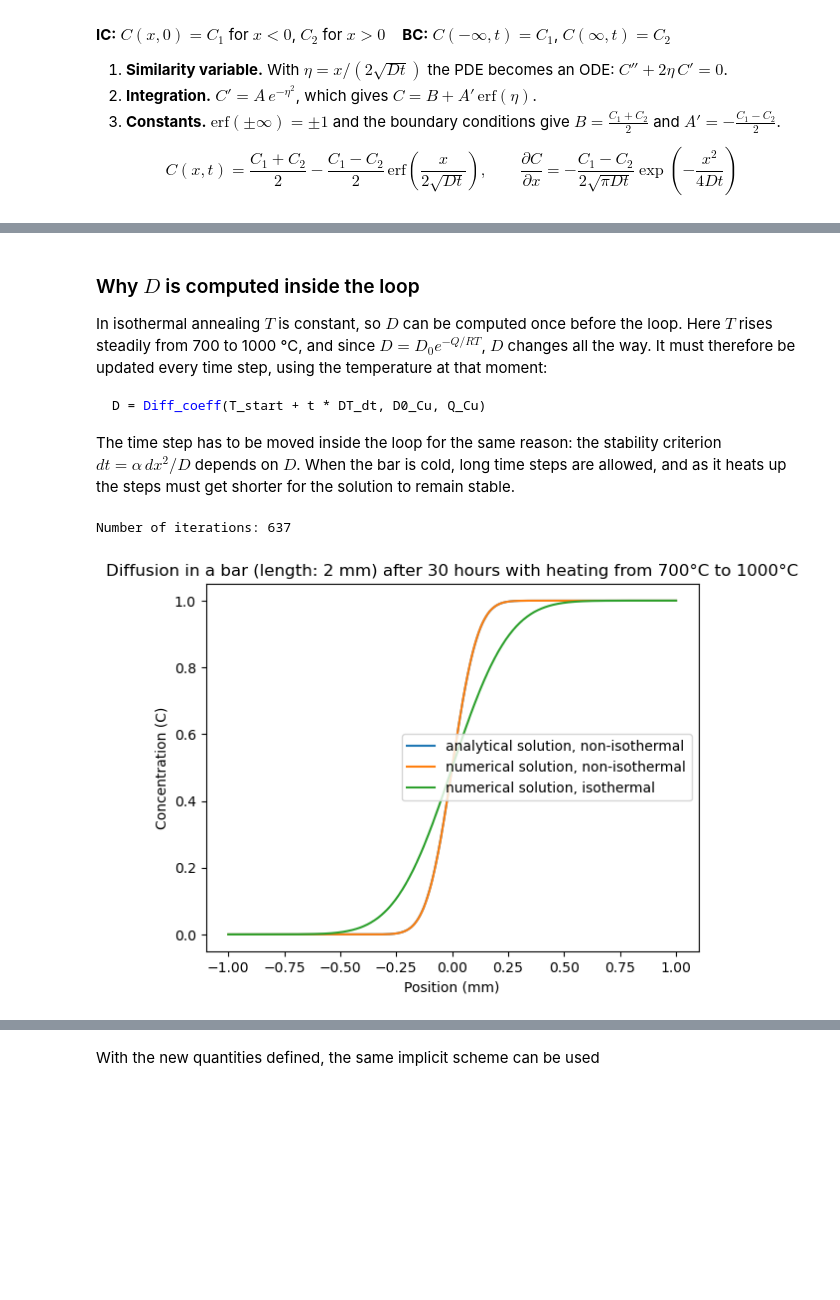
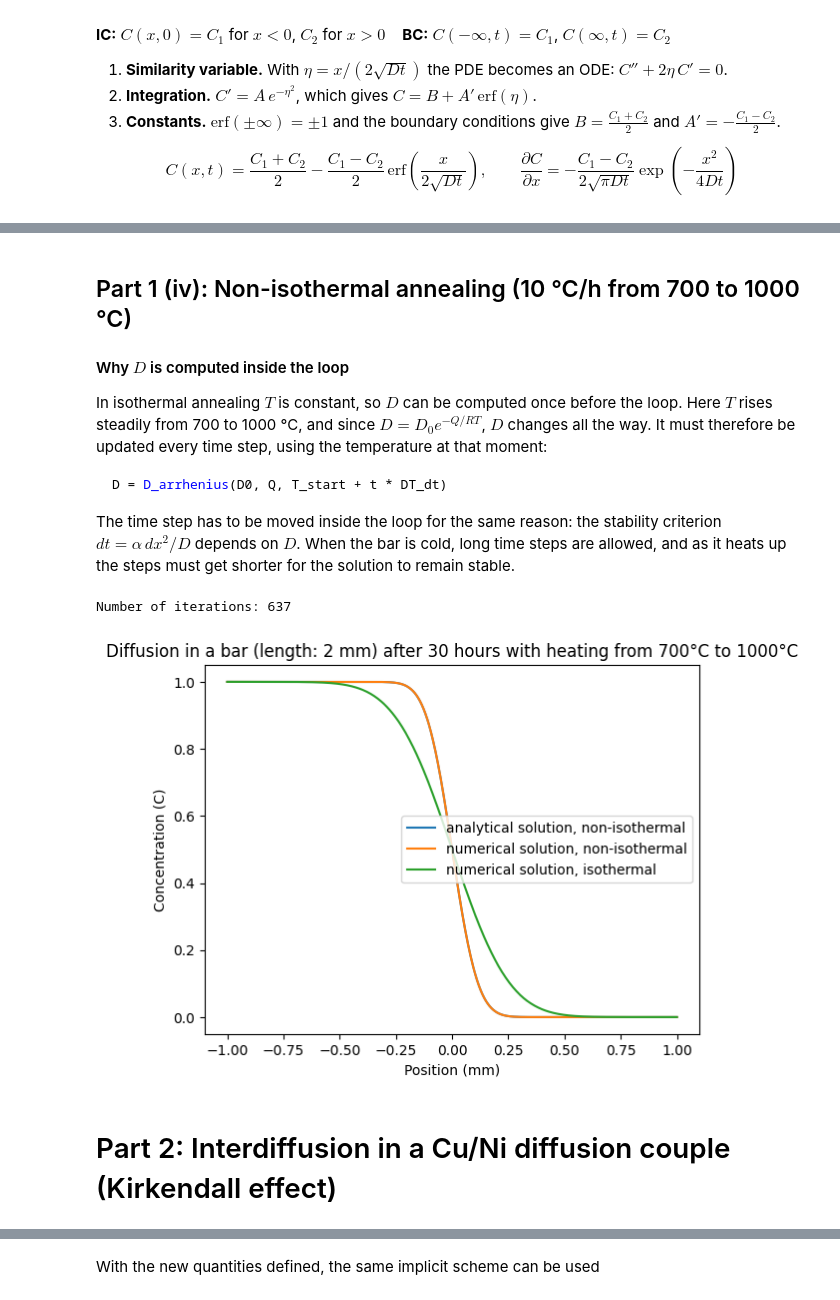
Before and after one commit to hedkjel/TMA4260-Project1, a Jupyter notebook: main.ipynb, the cells around one changed output, grey strips where cells are left out. Drawn from its saved outputs; the diff is of its cells as text; code cells hidden in the pictures; blank space fills up the shorter version.

````diff
--- a/main.ipynb
+++ b/main.ipynb
@@ -363,7 +307,7 @@ def setup(x_min=x_min, x_max=x_max, x_steps=x_steps, t_max=t_max, t_steps=t_step
     C_matrix[0, :] = np.heaviside(x, 0.5)   # Using heaviside function to set the first row to 1 for x >= 0 and 0 for x < 0
     dx = (x_max - x_min) / (x_steps - 1)
     dt = t_max / (t_steps - 1)
-    r = [D * dt / dx**2]*t_steps
+    r = np.full((x_steps,), D * dt / dx**2)  # r is a vector of length x_steps with the same value D*dt/dx^2
     return C_matrix, dx, dt, r, x
 
 C_matrix, dx, dt, r, x = setup()
@@ -503,12 +538,14 @@ plt.show()
 # %% [markdown]
-### Why $D$ is computed inside the loop
+## Part 1 (iv): Non-isothermal annealing (10 °C/h from 700 to 1000 °C)
+
+#### Why $D$ is computed inside the loop
 
 In isothermal annealing $T$ is constant, so $D$ can be computed once before the loop. Here
 $T$ rises steadily from 700 to 1000 °C, and since $D = D_0 e^{-Q/RT}$, $D$ changes all the way.
 It must therefore be updated every time step, using the temperature at that moment:
 
 ```python
-D = Diff_coeff(T_start + t * DT_dt, D0_Cu, Q_Cu)
+D = D_arrhenius(D0, Q, T_start + t * DT_dt)
 ```
 
 The time step has to be moved inside the loop for the same reason: the stability criterion
@@ -516,22 +553,6 @@ $dt = \alpha\,dx^2/D$ depends on $D$. When the bar is cold, long time steps are
 as it heats up the steps must get shorter for the solution to remain stable.
 # %%
 # Non-isothermal annealing
-
-#------------------------------------------------------------------------
-
-def central_diff(C, D, dx, D_list = None):
-    if D_list is not None:
-        # D midel between gridpoints:  D_{j+1/2} = (D_j + D_{j+1}) / 2
-        D_face = 0.5 * (D_list[:-1] + D_list[1:])
-        # Fick's 1st law on the faces:  J_{j+1/2} = -D_{j+1/2} * (C_{j+1} - C_j) / dx
-        J = -D_face * (C[1:] - C[:-1]) / dx        # C[1:] = C_{j+1},  C[:-1] = C_j
-    else:
-        J = -D * (C[1:] - C[:-1]) / dx
-
-    # dC_j/dt = -(J_{j+1/2} - J_{j-1/2}) / dx
-    dCdt = np.zeros_like(C)
-    dCdt[1:-1] = -(J[1:] - J[:-1]) / dx           # J[1:] = J_{j+1/2},  J[:-1] = J_{j-1/2}
-    return dCdt, J
 
 def iteration_annealing(C,T_start,T_end,dx,t_end,alpha=0.4):
     t = 0
@@ -540,7 +561,7 @@ def iteration_annealing(C,T_start,T_end,dx,t_end,alpha=0.4):
     history = [C.copy()]
     iterations = 0
     while t < t_end:
-        D = Diff_coeff(T_start + t * DT_dt, D0_Cu, Q_Cu)
+        D = D_arrhenius(D0, Q, T_start + t * DT_dt)
         dt = alpha * dx**2 / D
         dcdt, J = central_diff(C, D, dx)
         C = C + dt * dcdt
@@ -550,50 +571,54 @@ def iteration_annealing(C,T_start,T_end,dx,t_end,alpha=0.4):
     print("Number of iterations:", iterations)
     return history
 
-
-def accumulated_Dt(T_start, T_end, t_end, n=10000):
+def accumulated_Dt(T_start, T_final, t_end, n=10000):
     t = np.linspace(0, t_end, n)
-    T_of_t = T_start + (T_end - T_start) * t / t_end
-    return np.trapezoid(Diff_coeff(T_of_t, D0_Cu, Q_Cu), t)
+    T_of_t = T_start + (T_final - T_start) * t / t_end
+    return np.trapezoid(D_arrhenius(D0, Q, T_of_t), t)
 
 def analytical_annealing(x, Dt, M=500):
-    C = 0.5 + x / (2 * L)
+    C = 0.5 - x / (2 * L)
     for m in range(1, M + 1):
-        C += (1/(m*np.pi)) * np.sin(m*np.pi*x/L) * np.exp(-(m*np.pi/L)**2 * Dt)
+        C -= (1/(m*np.pi)) * np.sin(m*np.pi*x/L) * np.exp(-(m*np.pi/L)**2 * Dt)
     return C
 
 #------------ Parameters -----------------
 grid_points = 500 # number of points
-t_end = 3600 * 30 # s (30 hours)
+t_end = 3600 * 30 # s, 30 hours
 T = 1000 + 273 # K
 L = 1e-3 # m, distance from the centre to the ends of the bar
 T_start = 700 + 273 # K
 T_final = 1000 + 273 # K
 
+
+D0, Q = 31e-6, 200.3e3  # Table 2.2 in P&E, Cu* in Cu (same values as Hedda)
+
 # C_grid
 concentrations = np.zeros(grid_points)
-concentrations[grid_points//2:] = 1.0
+concentrations[:grid_points//2] = 1.0
 
 # positions
 dx = 2*L / (grid_points - 1)   # same spacing as linspace gives
 positions = np.linspace(-L,L,grid_points)
 positions_fine = np.linspace(-L,L,1000)
 
 
 Dt = accumulated_Dt(T_start, T_final, t_end)   # replaces D*t when D is not constant
 analy = analytical_annealing(positions_fine, Dt)
 num = iteration_annealing(concentrations,T_start,T_final,dx,t_end)
 num_isothermal = iteration_1(concentrations,D,dx,t_end)
 
 plt.plot(positions_fine * 1e3,analy,label="analytical solution, non-isothermal")
 plt.plot(positions * 1e3,num[-1],label="numerical solution, non-isothermal")   # num[-1] = last time step
 plt.plot(positions * 1e3,num_isothermal[-1],label="numerical solution, isothermal")   # num_isothermal[-1] = last time step
 plt.xlabel('Position (mm)')
 plt.ylabel('Concentration (C)')
 plt.title(f'Diffusion in a bar (length: {2*L*1e3:.0f} mm) after {t_end/3600:.0f} hours with heating from {T_start-273}°C to {T_final-273}°C')
 plt.legend()
 plt.show()
 # %% [output]
 Number of iterations: 637
-[figure, old version]
+[figure, new version]
+# %% [markdown]
+# Part 2: Interdiffusion in a Cu/Ni diffusion couple (Kirkendall effect)
 # %% [markdown]
````
Also changed, not shown: parts of 50 cells of this notebook.
